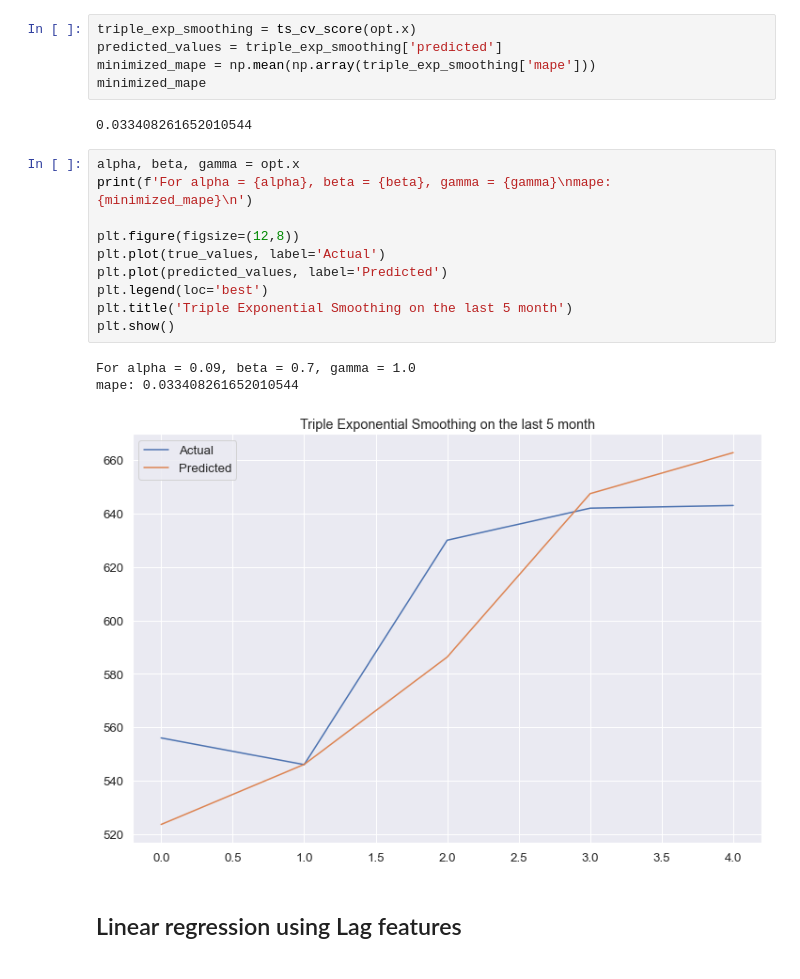
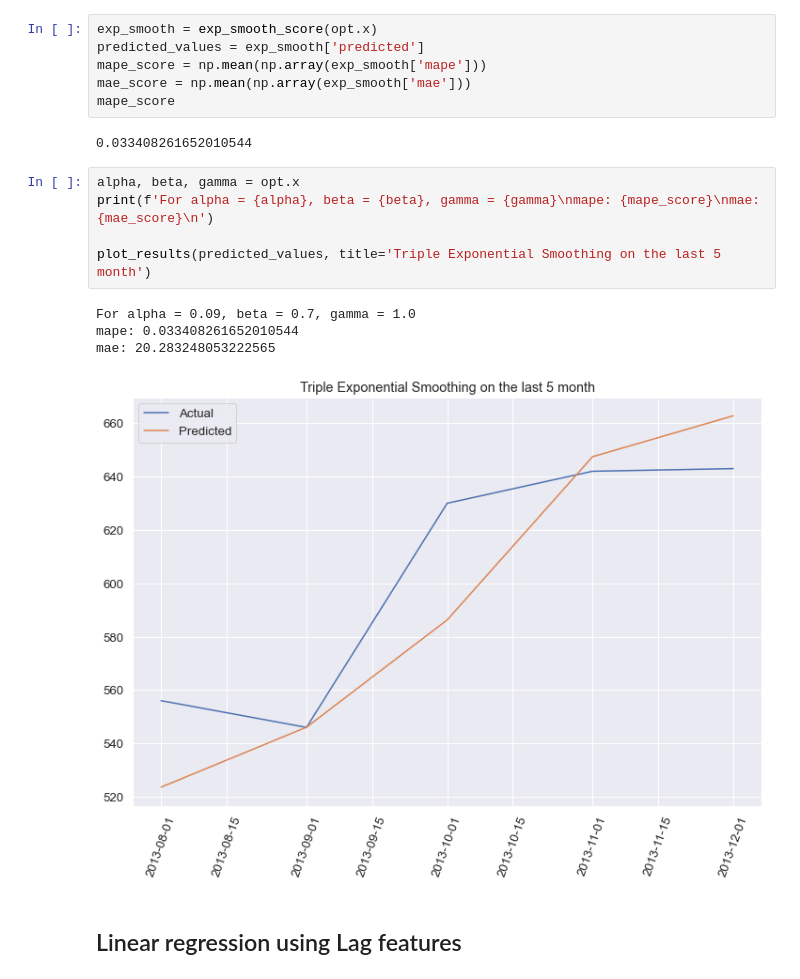
Before and after one commit to Dosann/Time-series-forecast, a Jupyter notebook: shipment_forecast.ipynb, the cells around one changed output. Saved outputs shown, nothing was run; the diff lists cells and outputs as text.

```diff
--- a/shipment_forecast.ipynb
+++ b/shipment_forecast.ipynb
@@ -384,26 +386,23 @@ opt.x
 # %% [output]
 array([0.09, 0.7 , 1.  ])
 # %%
-triple_exp_smoothing = ts_cv_score(opt.x)
-predicted_values = triple_exp_smoothing['predicted']
-minimized_mape = np.mean(np.array(triple_exp_smoothing['mape']))
-minimized_mape
+exp_smooth = exp_smooth_score(opt.x)
+predicted_values = exp_smooth['predicted']
+mape_score = np.mean(np.array(exp_smooth['mape']))
+mae_score = np.mean(np.array(exp_smooth['mae']))
+mape_score
 # %% [output]
 0.033408261652010544
-# %%
-alpha, beta, gamma = opt.x
-print(f'For alpha = {alpha}, beta = {beta}, gamma = {gamma}\nmape: {minimized_mape}\n')
-
-plt.figure(figsize=(12,8))
-plt.plot(true_values, label='Actual')
-plt.plot(predicted_values, label='Predicted')
-plt.legend(loc='best')
-plt.title('Triple Exponential Smoothing on the last 5 month')
-plt.show()
-# %% [output]
-For alpha = 0.09, beta = 0.7, gamma = 1.0
-mape: 0.033408261652010544
-[figure, removed]
+# %%
+alpha, beta, gamma = opt.x
+print(f'For alpha = {alpha}, beta = {beta}, gamma = {gamma}\nmape: {mape_score}\nmae: {mae_score}\n')
+
+plot_results(predicted_values, title='Triple Exponential Smoothing on the last 5 month')
+# %% [output]
+For alpha = 0.09, beta = 0.7, gamma = 1.0
+mape: 0.033408261652010544
+mae: 20.283248053222565
+[figure, added]
 # %% [markdown]
 ## Linear regression using Lag features
 # %% [markdown]
```
Also changed, not shown: parts of 50 cells of this notebook.
